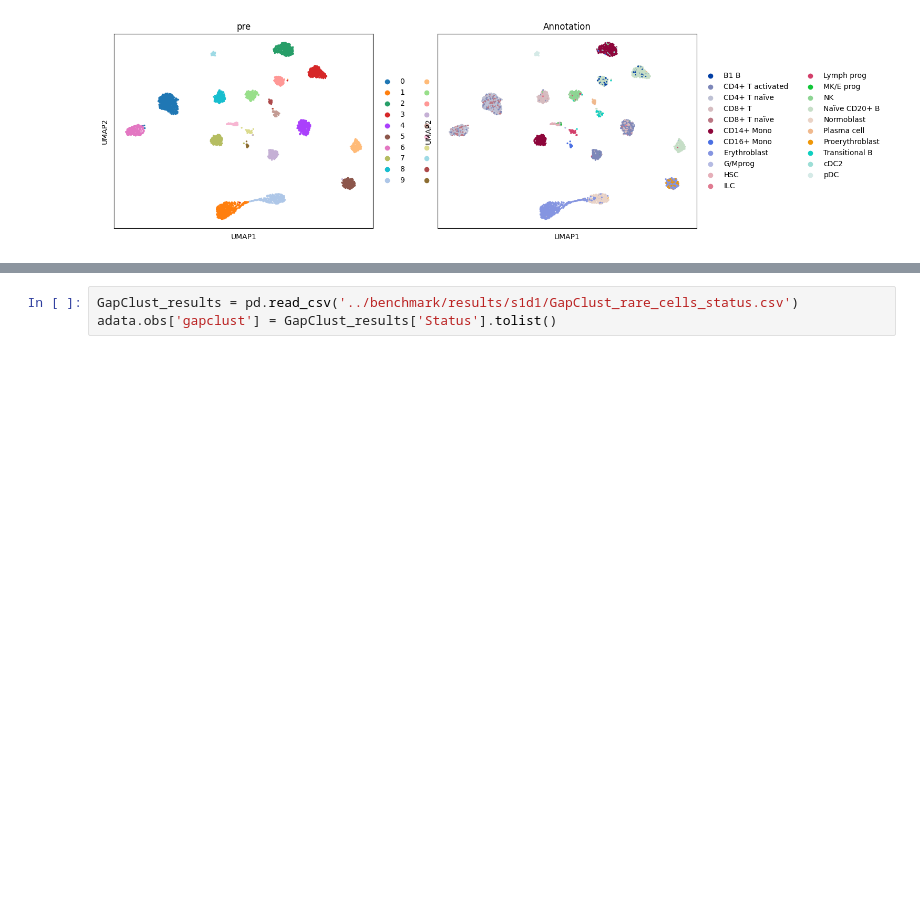
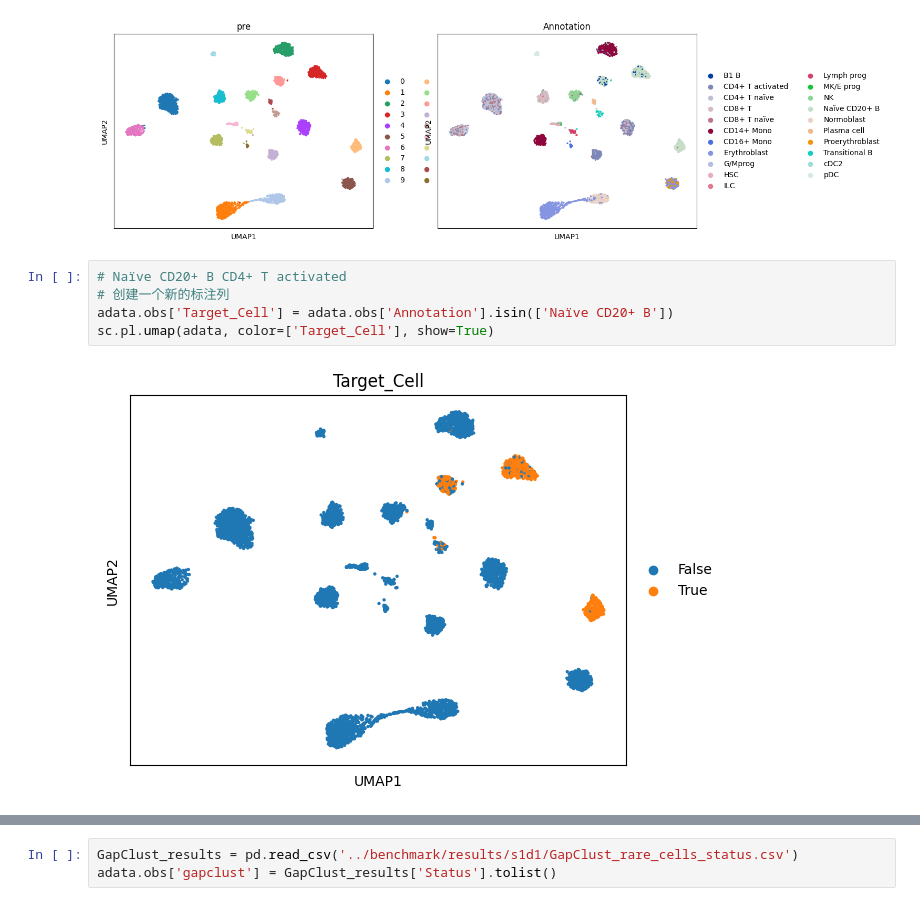
Before and after one commit to StickTaTa/ScFormer, a Jupyter notebook: Tutorial/26_pbmc_sample_result.ipynb, the cells around one changed output, grey strips where cells are left out. Drawn from its saved outputs; the diff is of its cells as text; blank space fills up the shorter version.

```diff
--- a/Tutorial/26_pbmc_sample_result.ipynb
+++ b/Tutorial/26_pbmc_sample_result.ipynb
@@ -61,3 +61,10 @@ OMP: Info #276: omp_set_nested routine deprecated, please use omp_set_max_active
 sc.pl.umap(adata, color=['pre', 'Annotation'], show=True)
 # %% [output]
 [figure]
+# %%
+# Naïve CD20+ B CD4+ T activated
+# 创建一个新的标注列
+adata.obs['Target_Cell'] = adata.obs['Annotation'].isin(['Naïve CD20+ B'])
+sc.pl.umap(adata, color=['Target_Cell'], show=True)
+# %% [output]
+[figure, added]
```
Also changed, not shown: parts of 8 cells of this notebook, 2 other files.
